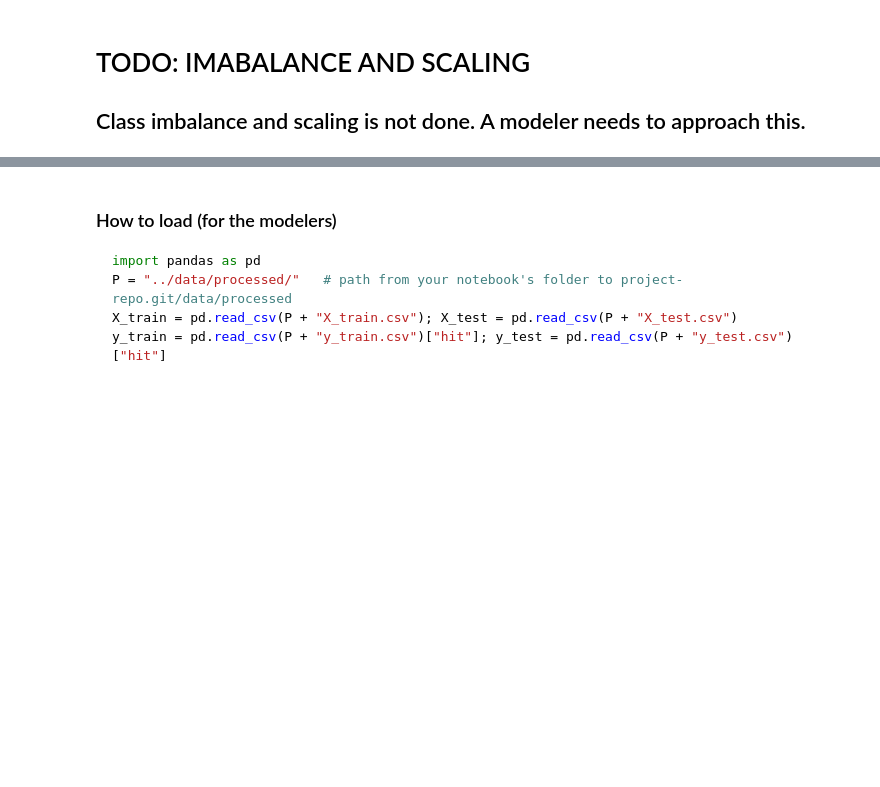
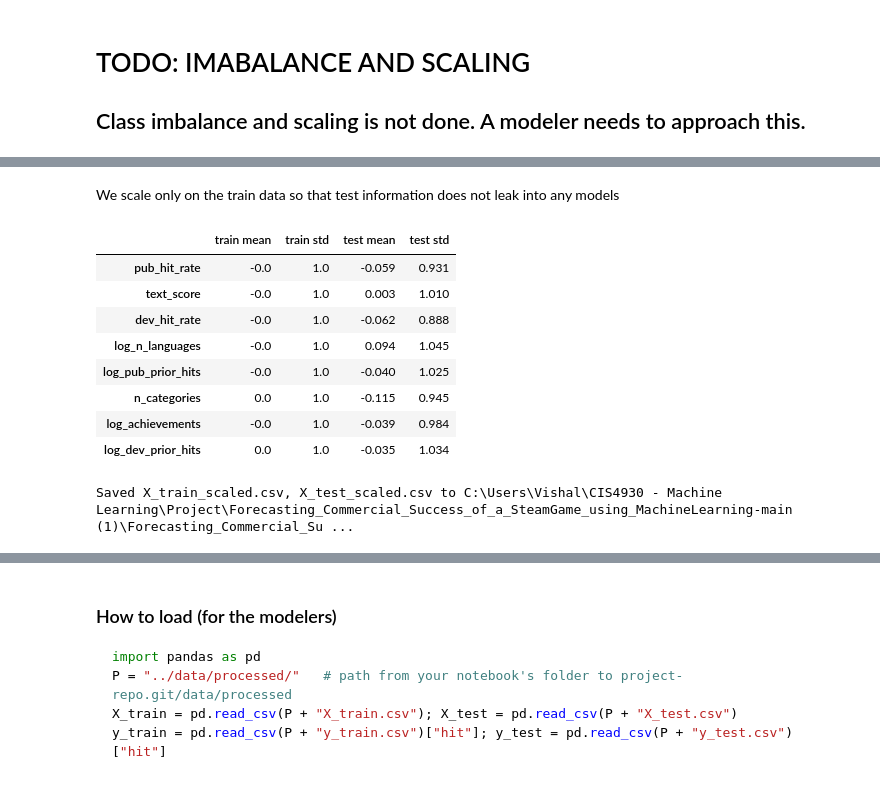
Before and after one commit to Tsarnas2003/Forecasting_Commercial_Success_of_a_SteamGame_using_MachineLearning, a Jupyter notebook: preprocessing/preprocessing.ipynb, the cells around one changed output, grey strips where cells are left out. Saved outputs shown, nothing was run; the diff lists cells and outputs as text; code cells hidden in the pictures; blank space fills up the shorter version.

```diff
--- a/preprocessing/preprocessing.ipynb
+++ b/preprocessing/preprocessing.ipynb
@@ -1581,0 +1620,37 @@ y_train.csv             0.1 MB
+# %% [markdown]
+We scale only on the train data so that test information does not leak into any models
+# %%
+#learns each continuous column's mean and std from training data
+scaler = StandardScaler().fit(X_train[CONTINUOUS_COLS])
+X_train_scaled = X_train.copy()
+X_test_scaled = X_test.copy()
+X_train_scaled[CONTINUOUS_COLS] = scaler.transform(X_train[CONTINUOUS_COLS])
+X_test_scaled[CONTINUOUS_COLS] = scaler.transform(X_test[CONTINUOUS_COLS])
+assert np.allclose(X_train_scaled[CONTINUOUS_COLS].mean(), 0, atol=1e-9)
+assert np.allclose(X_train_scaled[CONTINUOUS_COLS].std(ddof=0), 1, atol=1e-9)
+assert X_train_scaled[BINARY_COLS].equals(X_train[BINARY_COLS]) and X_test_scaled[BINARY_COLS].equals(X_test[BINARY_COLS])
+pd.DataFrame({
+    "train mean": X_train_scaled[CONTINUOUS_COLS].mean(), "train std": X_train_scaled[CONTINUOUS_COLS].std(ddof=0),
+    "test mean": X_test_scaled[CONTINUOUS_COLS].mean(), "test std": X_test_scaled[CONTINUOUS_COLS].std(ddof=0),
+}).round(3)
+# %% [output]
+|  | train mean | train std | test mean | test std |
+| pub_hit_rate | -0.0 | 1.0 | -0.059 | 0.931 |
+| text_score | -0.0 | 1.0 | 0.003 | 1.010 |
+| dev_hit_rate | -0.0 | 1.0 | -0.062 | 0.888 |
+| log_n_languages | -0.0 | 1.0 | 0.094 | 1.045 |
+| log_pub_prior_hits | -0.0 | 1.0 | -0.040 | 1.025 |
+| n_categories | 0.0 | 1.0 | -0.115 | 0.945 |
+| log_achievements | -0.0 | 1.0 | -0.039 | 0.984 |
+| log_dev_prior_hits | 0.0 | 1.0 | -0.035 | 1.034 |
+# %%
+#use these for log regression, KNN, SVM, and neural networks
+X_train_scaled.to_csv(OUT_DIR / "X_train_scaled.csv", index=False)
+X_test_scaled.to_csv(OUT_DIR / "X_test_scaled.csv", index=False)
+
+chk = pd.read_csv(OUT_DIR / "X_train_scaled.csv")
+assert chk.shape == X_train_scaled.shape and list(chk.columns) == list(X_train.columns)
+assert np.allclose(chk.to_numpy(), X_train_scaled.to_numpy())
+print("Saved X_train_scaled.csv, X_test_scaled.csv to", OUT_DIR.resolve())
+# %% [output]
+Saved X_train_scaled.csv, X_test_scaled.csv to C:\Users\Vishal\CIS4930 - Machine Learning\Project\Forecasting_Commercial_Success_of_a_SteamGame_using_MachineLearning-main (1)\Forecasting_Commercial_Su ...
```
Also changed, not shown: parts of 11 cells of this notebook.
